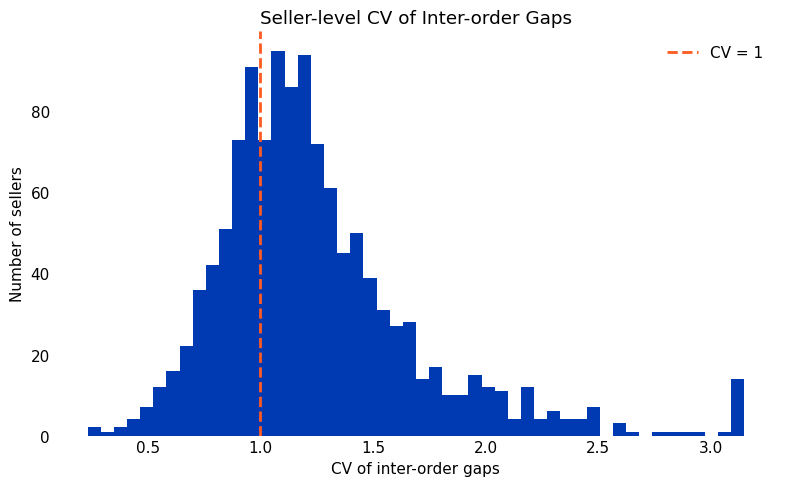
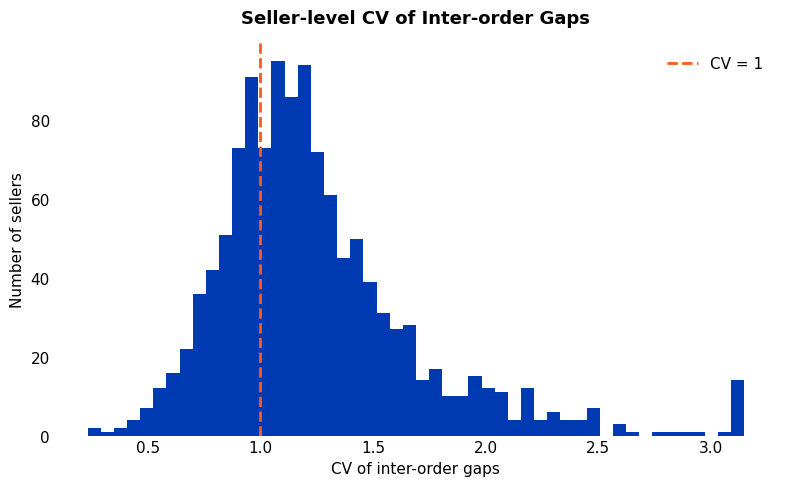
The notebook cell's code change between the first figure and the second:
--- before
+++ after
@@ -42,5 +42,5 @@
 
 # labels
-ax.set_title("Seller-level CV of Inter-order Gaps")
+ax.set_title("Seller-level CV of Inter-order Gaps", fontsize=13, fontweight="bold", pad=14)
 ax.set_xlabel("CV of inter-order gaps")
 ax.set_ylabel("Number of sellers")

Commit: Change title format of charts/plots